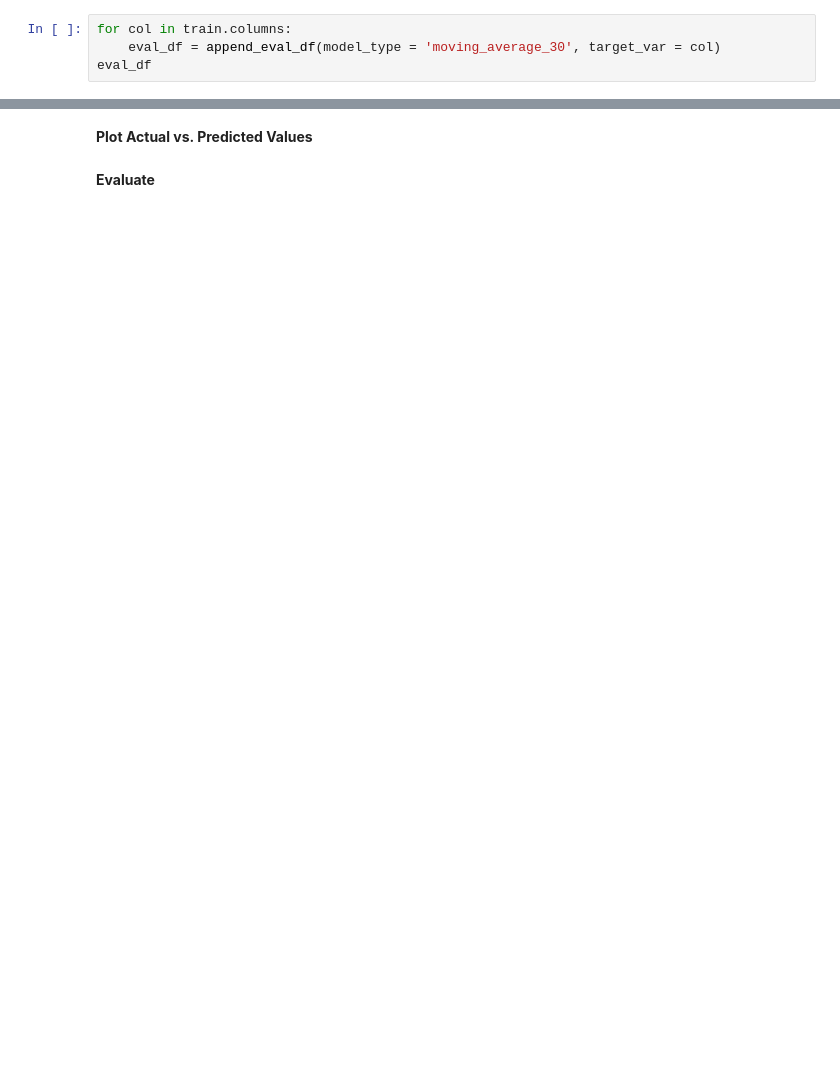
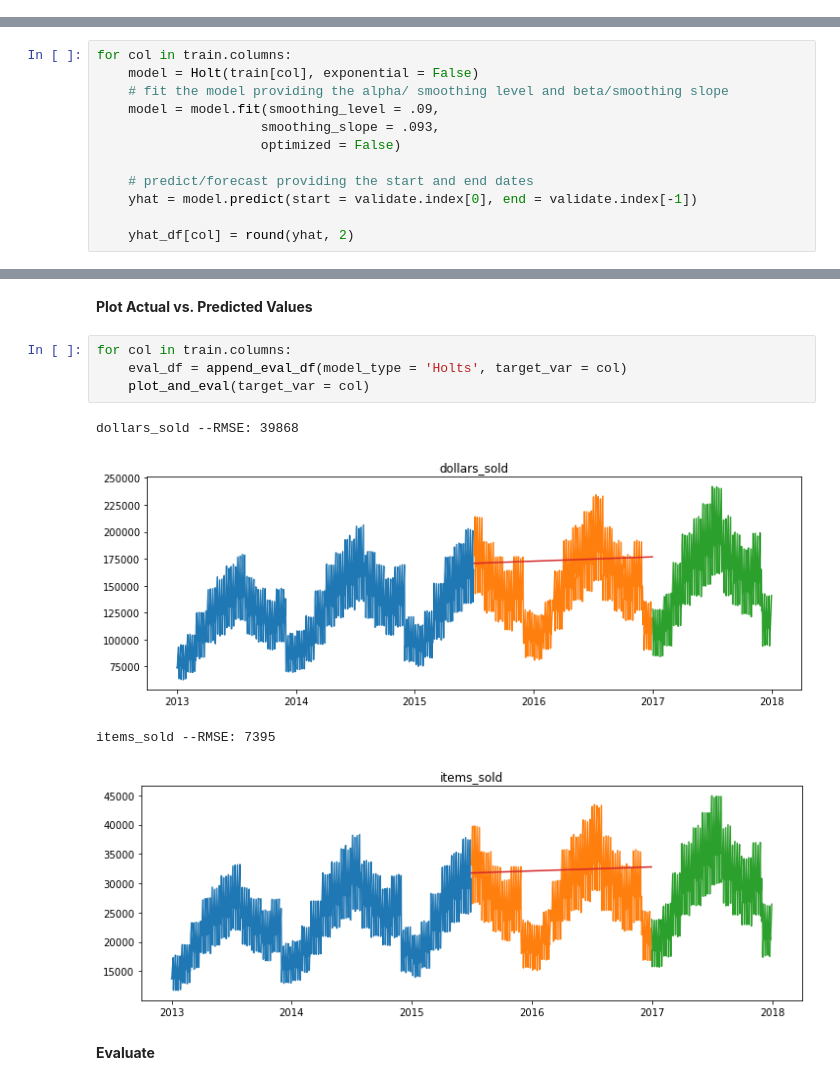
Before and after one commit to JaredVahle/time-series-exercies, a Jupyter notebook: modeling-lesson.ipynb, the cells around one changed output, grey strips where cells are left out. Cells and saved outputs as stored; diff of their text form; blank space fills up the shorter version.

```diff
--- a/modeling-lesson.ipynb
+++ b/modeling-lesson.ipynb
@@ -555,7 +586,3 @@ items_sold --RMSE: 6546
-# %%
-for col in train.columns:
-    eval_df = append_eval_df(model_type = 'moving_average_30', target_var = col)
-eval_df
 # %% [markdown]
 Which is best so far?
 # %%
@@ -590,3 +632,15 @@ fit:
 
 - smoothing_level ($\alpha$): value between (0,1)
 - smoothing_slope ($\beta$): value between (0,1)
+# %%
+for col in train.columns:
+    model = Holt(train[col], exponential = False)
+    # fit the model providing the alpha/ smoothing level and beta/smoothing slope
+    model = model.fit(smoothing_level = .09,
+                     smoothing_slope = .093,
+                     optimized = False)
+
+    # predict/forecast providing the start and end dates
+    yhat = model.predict(start = validate.index[0], end = validate.index[-1])
+
+    yhat_df[col] = round(yhat, 2)
@@ -593,4 +657,13 @@ fit:
 # %% [markdown]
 **Plot Actual vs. Predicted Values**
+# %%
+for col in train.columns:
+    eval_df = append_eval_df(model_type = 'Holts', target_var = col)
+    plot_and_eval(target_var = col)
+# %% [output]
+dollars_sold --RMSE: 39868
+[figure, added]
+items_sold --RMSE: 7395
+[figure, added]
 # %% [markdown]
 **Evaluate**
```
Also changed, not shown: parts of 74 cells of this notebook, 1 other file.
